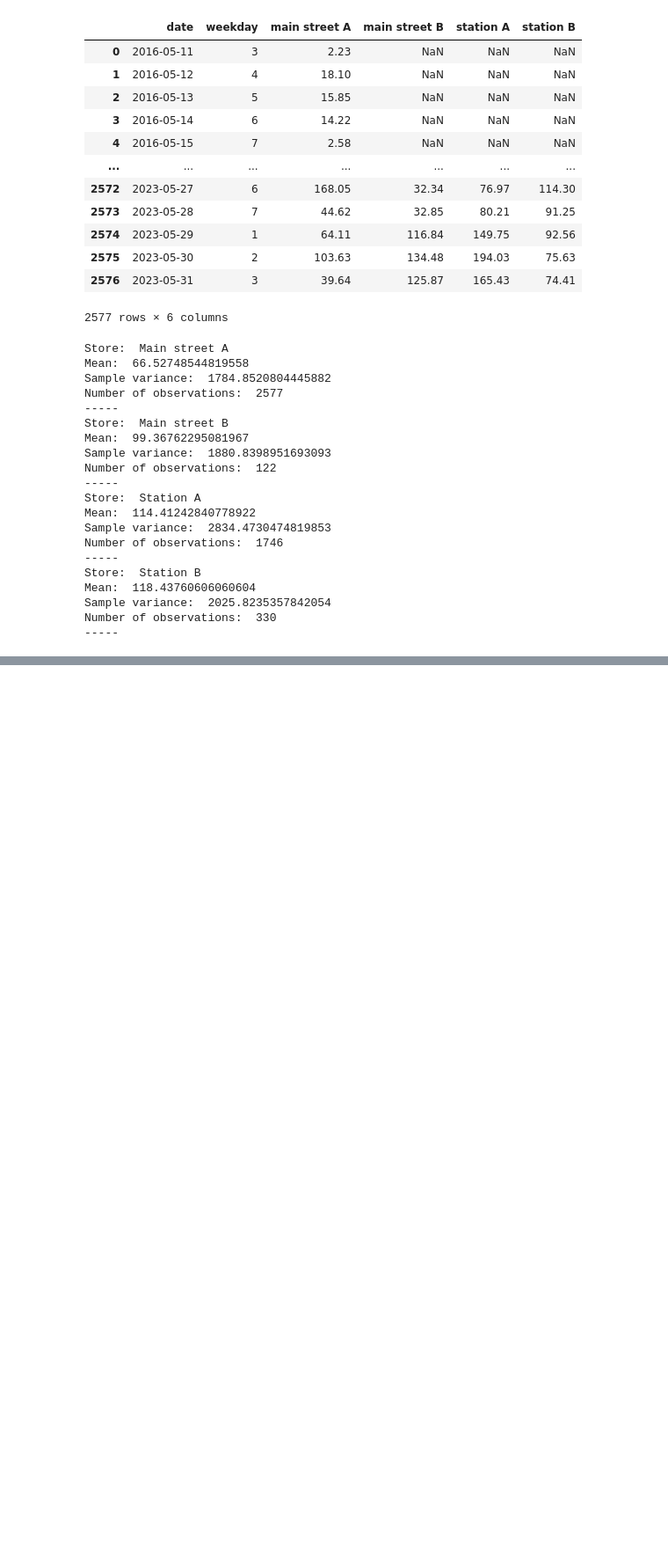
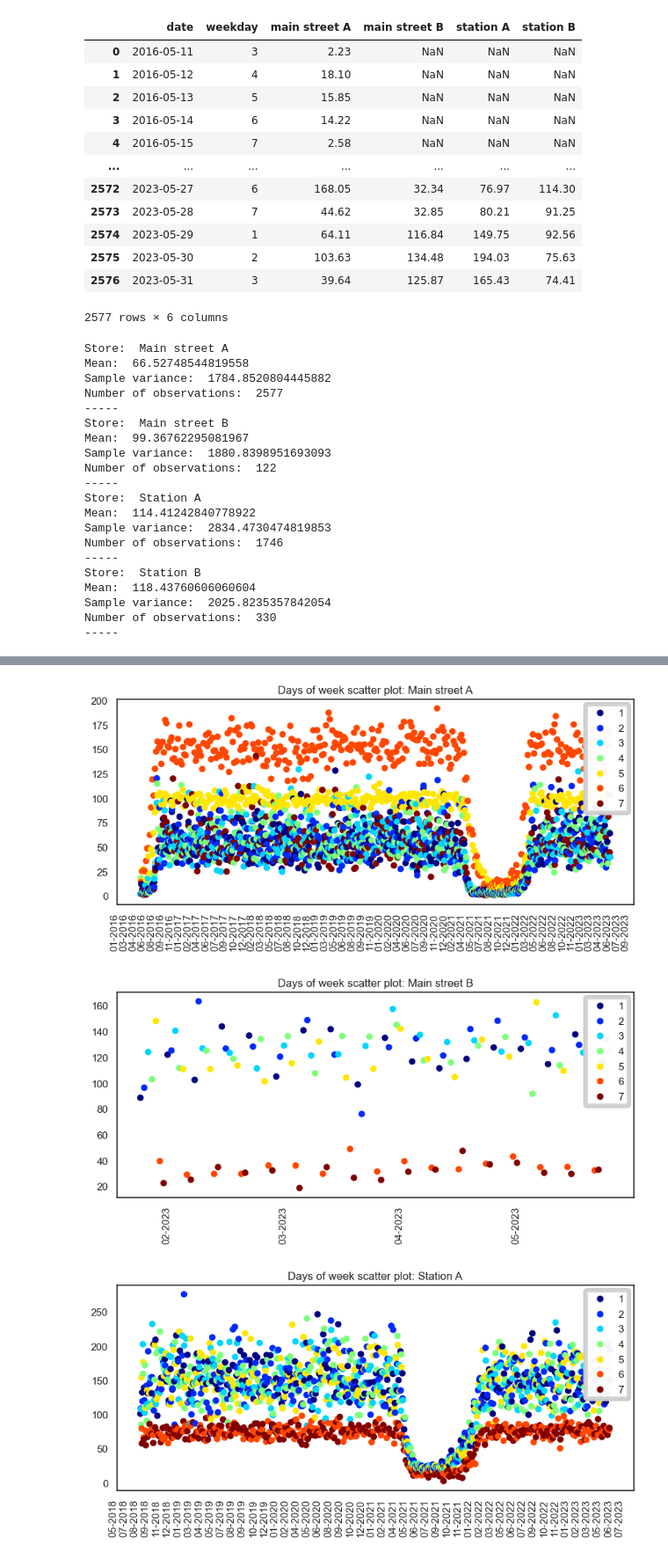
Before and after one commit to linashyshova/academicalskills, a Jupyter notebook: task5.ipynb, the cells around one changed output, grey strips where cells are left out. Shown: that part at 88% size. Saved outputs shown, nothing was run; the diff lists cells and outputs as text; code cells hidden in the pictures; blank space fills up the shorter version.

```diff
--- a/task5.ipynb
+++ b/task5.ipynb
@@ -85 +91,22 @@ Text(0, 0.5, 'Daily average demand')
 [figure]
+# %%
+def show_days_of_week_scatterplot(store_data, name, interval):
+    fig, ax = plt.subplots(figsize=(10, 4))
+    scatter = ax.scatter(store_data['date'], store_data['values'], c=store_data.weekday, cmap='jet')
+    legend = ax.legend(*scatter.legend_elements(), loc='upper right')
+    legend.get_frame().set_linewidth(5.0)
+    ax.add_artist(legend)
+    ax.xaxis.set_major_formatter(DateFormatter("%m-%Y"))
+    ax.xaxis.set_major_locator(mdates.DayLocator(interval=interval))
+    plt.title("Days of week scatter plot: " + name)
+    plt.xticks(rotation=90, ha='right')
+    plt.show()
+# %%
+show_days_of_week_scatterplot(streetAData, "Main street A", 50)
+show_days_of_week_scatterplot(streetBData, "Main street B", 30)
+show_days_of_week_scatterplot(stationAData, "Station A", 40)
+show_days_of_week_scatterplot(stationBData, "Station B", 30)
+# %% [output]
+[figure, added]
+[figure, added]
+[figure, added]
```
Also changed, not shown: parts of 5 cells of this notebook.
